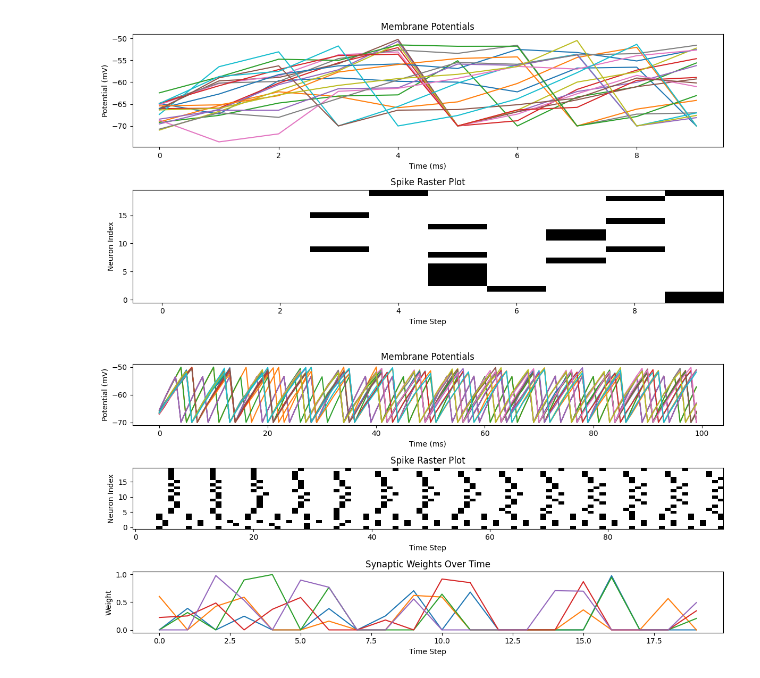
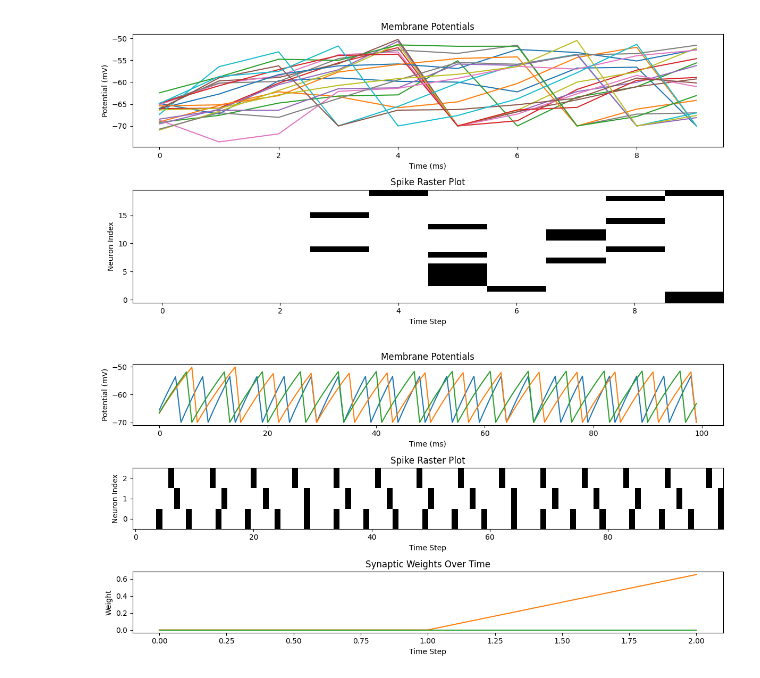
Before and after one commit to ivychad/NMC-Project, a Jupyter notebook: network.ipynb, the cells around one changed output. Saved outputs shown, nothing was run; the diff lists cells and outputs as text; code cells hidden in the pictures.

```diff
--- a/network.ipynb
+++ b/network.ipynb
@@ -275,7 +275,8 @@ def plot_neuron_activity(time, membrane_potentials, spikes, weights):
 
 # Parameters
 import networkx as nx
-G = nx.erdos_renyi_graph(N, 0.3)  # Increased connectivity probability for more interaction
+G = nx.DiGraph() # Increased connectivity probability for more interaction
+
 key = random.PRNGKey(42)
 T = 10  # Simulation time in ms
 dt = 1.0  # Time step in ms
@@ -296,7 +297,7 @@ import networkx as nx
 from jax.lax import scan
 
 # Define neuron parameters
-N = 20  # Number of neurons
+N = 3 # Number of neurons
 EXCITATORY_RATIO = 0.8  # Ratio of excitatory neurons
 EXCITATORY = 1
 INHIBITORY = -1
@@ -343,12 +344,12 @@ def initialize_from_graph(G, key):
 #     key, subkey = random.split(key)
 #     return random.normal(subkey, shape=(N,)) * std + mean
 
-def noisy_input(key, N, constant_value=20.0, mean=0.0, std=5.0):
+def noisy_input(key, N, constant_value=20.0, mean=0.0, std=0.0):
     key, subkey = random.split(key)
     # Create a normal distribution for the last (N-10) neurons
-    normal_input = random.normal(subkey, shape=(N-5,)) * std + mean
+    normal_input = random.normal(subkey, shape=(N-1,)) * std + mean
     # For the first 10 neurons, use the constant value
-    constant_input = jnp.full((5,), constant_value)
+    constant_input = jnp.full((1,), constant_value)
     # Combine both inputs
     return jnp.concatenate([constant_input, normal_input])
 
@@ -423,33 +424,39 @@ def plot_neuron_activity(time, membrane_potentials, spikes, weights):
     plt.xlabel('Time (ms)')
     plt.ylabel('Potential (mV)')
 
     plt.subplot(3, 1, 2)
     plt.imshow(spikes, aspect='auto', cmap='gray_r', origin='lower')
     plt.title('Spike Raster Plot')
     plt.xlabel('Time Step')
     plt.ylabel('Neuron Index')
 
     # Plot weights of a few neurons
     plt.subplot(3,1,3)
-    plt.plot(weights[:, :5])  # Plot weights for first 5 neurons
+    plt.plot(weights[:, :])  # Plot weights for first 5 neurons
     plt.title('Synaptic Weights Over Time')
     plt.xlabel('Time Step')
     plt.ylabel('Weight')
     plt.tight_layout()
     plt.show()
 
 # doesn't handle weights correctly
 
 # Parameters
-G = nx.erdos_renyi_graph(N, 0.3)  # Increased connectivity probability for more interaction
+#G = nx.erdos_renyi_graph(N, 0.3)  # Increased connectivity probability for more interaction
+G = nx.DiGraph()
+G.add_node(1)
+G.add_node(2)
+G.add_node(2)
+#G.add_edge(1,2)
+G.add_edge(2,3)
 key = random.PRNGKey(42)
 T = 100  # Simulation time in ms
 dt = 1.0  # Time step in ms
 
 # Run simulation
 membrane_potentials, spikes, weights, time = simulate(T, dt, G, key)
 
 # Plot
 plot_neuron_activity(time, membrane_potentials, spikes, weights)
 # %% [output]
-[figure, old version]
+[figure, new version]
```
Also changed, not shown: parts of 4 cells of this notebook.
